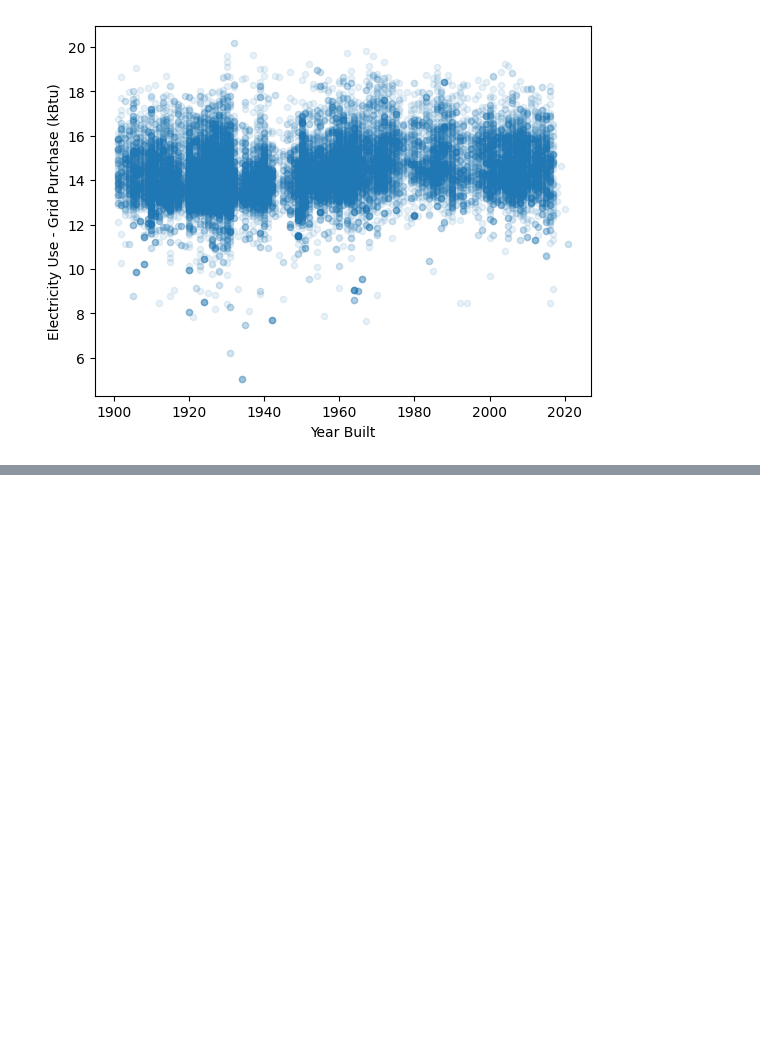
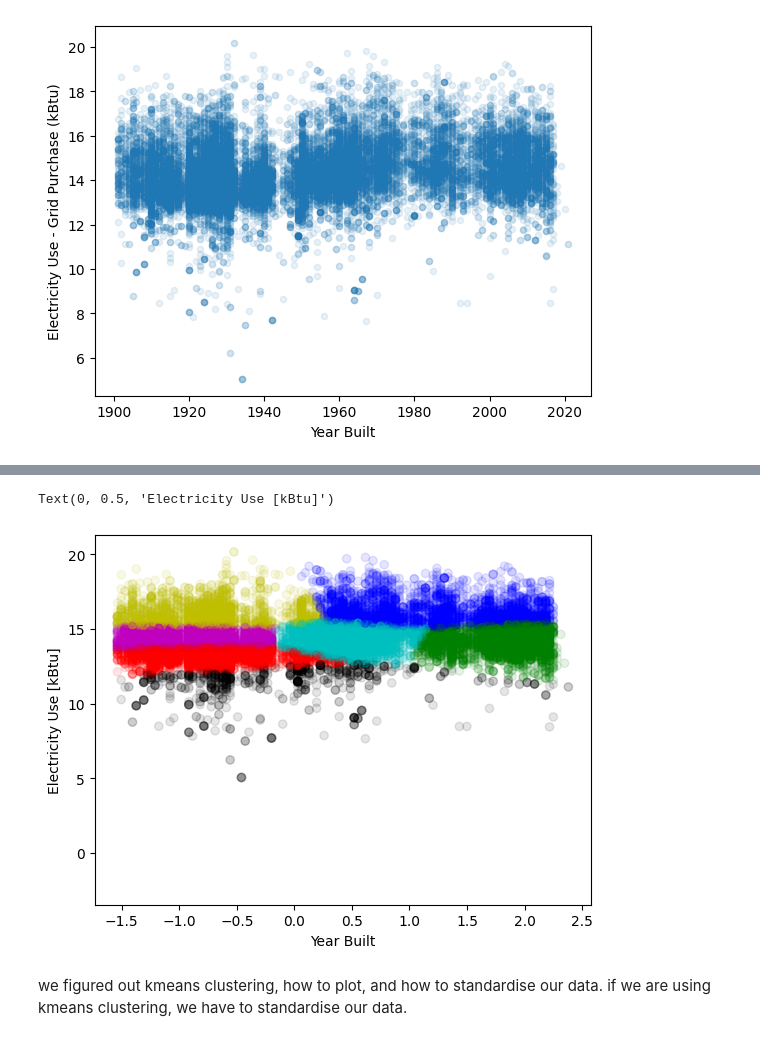
Before and after one commit to GraceJulius/FDSFE_GJulius, a Jupyter notebook: Class Demo/clustering_building_km_demo.ipynb, the cells around one changed output, grey strips where cells are left out. Cells and saved outputs as stored; diff of their text form; code cells hidden in the pictures; blank space fills up the shorter version.

```diff
--- a/Class Demo/clustering_building_km_demo.ipynb
+++ b/Class Demo/clustering_building_km_demo.ipynb
@@ -146,0 +276,3 @@ features.plot(year_col, elec_col, kind = "scatter",alpha=0.1)
+# %%
+km=KMeans(n_clusters=7, random_state=1415, verbose=True)
+km.fit(features_scaled_df)
@@ -146,0 +299,15 @@ features.plot(year_col, elec_col, kind = "scatter",alpha=0.1)
+# %%
+colors = np.array(["r", "g", "b","y", "k","c","m"])
+plt.scatter(features_scaled_df[year_col], features[elec_col], color = colors[km.labels_], alpha= 0.1)
+for i in range(km.n_clusters):
+  x= km.cluster_centers_[i,0]
+  y = km.cluster_centers_[i,1]
+  plt.plot(x,y,"wx")
+
+plt.xlabel("Year Built")
+plt.ylabel("Electricity Use [kBtu]")
+# %% [output]
+Text(0, 0.5, 'Electricity Use [kBtu]')
+[figure, added]
+# %% [markdown]
+we figured out kmeans clustering, how to plot, and how to standardise our data. if we are using kmeans clustering, we have to standardise our data.
```
Also changed, not shown: parts of 17 cells of this notebook.
